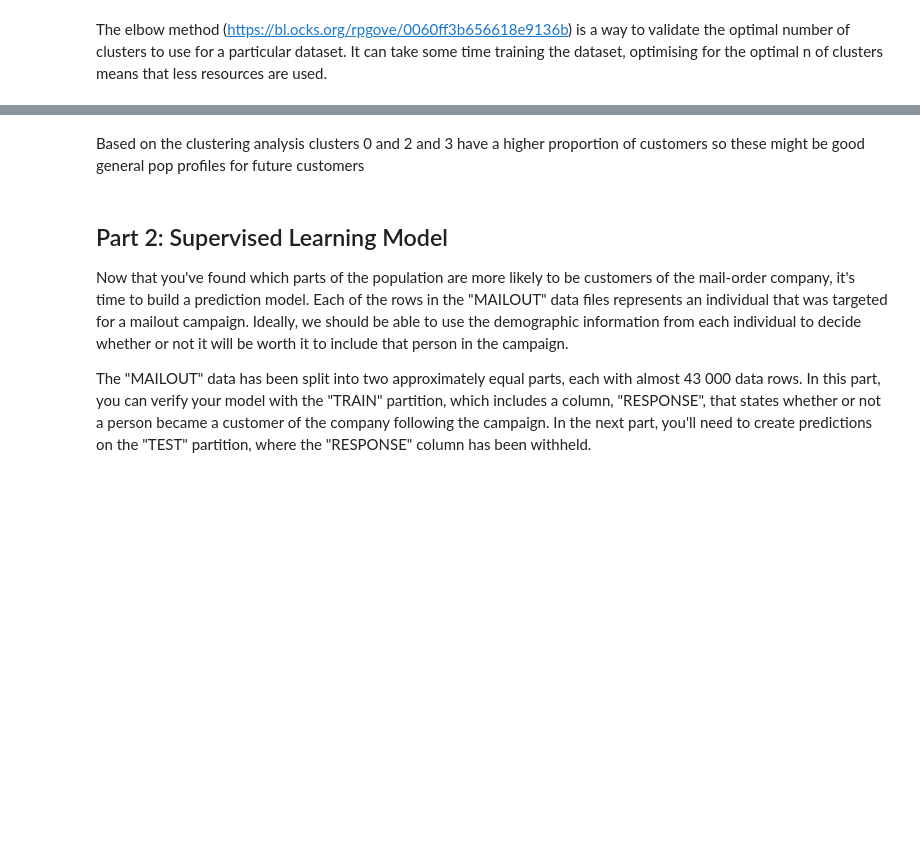
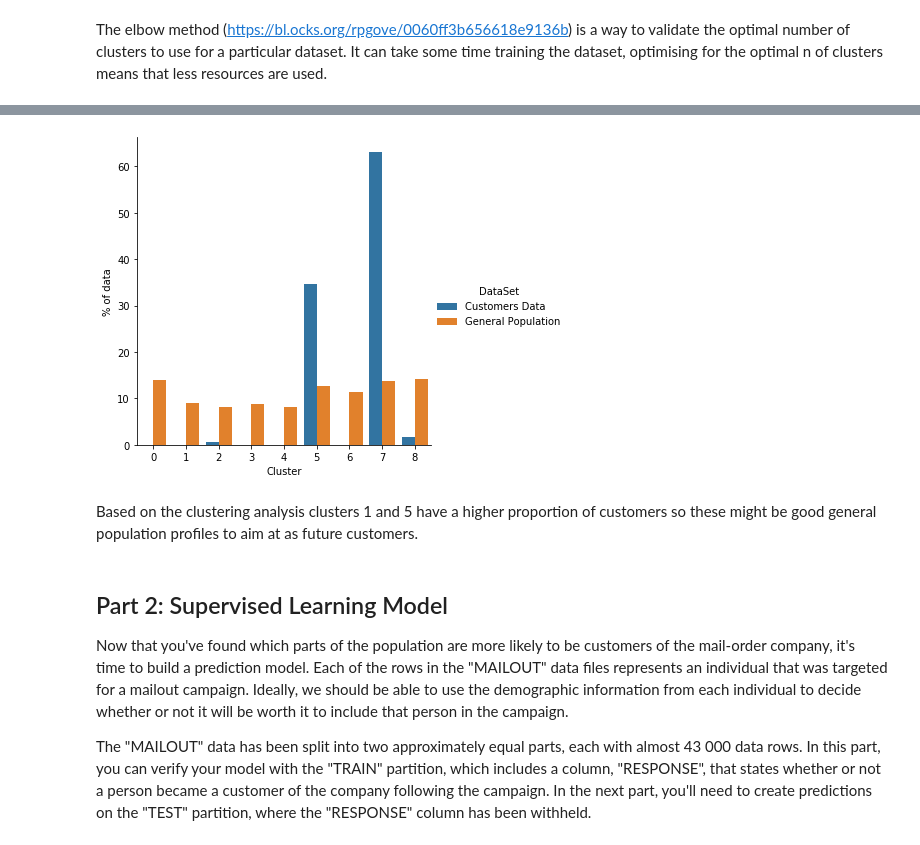
Before and after one commit to sousablde/Arvato-Bertelsmann-Customer-Acquisition, a Jupyter notebook: Arvato Project Workbook.ipynb, the cells around one changed output, grey strips where cells are left out. Saved outputs shown, nothing was run; the diff lists cells and outputs as text; code cells hidden in the pictures; blank space fills up the shorter version.

```diff
--- a/Arvato Project Workbook.ipynb
+++ b/Arvato Project Workbook.ipynb
@@ -638,0 +623,41 @@ plt.show()
+# %%
+#preparing cluster visualization
+from collections import Counter
+
+azdias_labels = kmeans.labels_
+customers_labels = kmeans.labels_
+
+model_feat = list(azdias_eng.columns)
+cust_feat = list(customers_eng.columns)
+
+model_feat_df = pd.DataFrame()
+model_feat_df['model_feat'] = model_feat
+
+#Find model features not in customer features
+model_feat_notin_cust = [feat for feat in model_feat if feat not in cust_feat]
+len(model_feat_notin_cust)
+
+
+customers_pca = pca.transform(customers_eng)
+customers_labels = kmeans.predict(customers_pca)
+
+counts_customer = Counter(customers_labels)
+n_customers = customers_pca.shape[0]
+
+customer_freqs = {label: 100*(freq / n_customers) for label, freq in counts_customer.items()}
+
+counts_population = Counter(azdias_labels)
+n_population = azdias_SS_pca.shape[0]
+
+population_freqs = {label: 100*(freq / n_population) for label, freq in counts_population.items()}
+
+
+customer_clusters = pd.DataFrame.from_dict(customer_freqs, orient='index', columns=['% of data'])
+customer_clusters['Cluster'] = customer_clusters.index
+customer_clusters['DataSet'] = 'Customers Data'
+population_clusters = pd.DataFrame.from_dict(population_freqs, orient='index', columns=['% of data'])
+population_clusters['Cluster'] = population_clusters.index
+population_clusters['DataSet'] = 'General Population'
+
+all_clusters = pd.concat([customer_clusters, population_clusters])
+all_clusters
@@ -638,0 +679,5 @@ plt.show()
+# %%
+sns.catplot(x='Cluster', y='% of data', hue='DataSet', data=all_clusters, kind='bar')
+plt.show()
+# %% [output]
+[figure, added]
@@ -639,5 +711,5 @@ plt.show()
 # %% [markdown]
-Based on the clustering analysis clusters 0 and 2 and 3 have a higher proportion of customers so these might be good general pop profiles for future customers
+Based on the clustering analysis clusters 1 and 5 have a higher proportion of customers so these might be good general population profiles to aim at as future customers.
 # %% [markdown]
 ## Part 2: Supervised Learning Model
 
```
Also changed, not shown: parts of 84 cells of this notebook, 4 other files.
